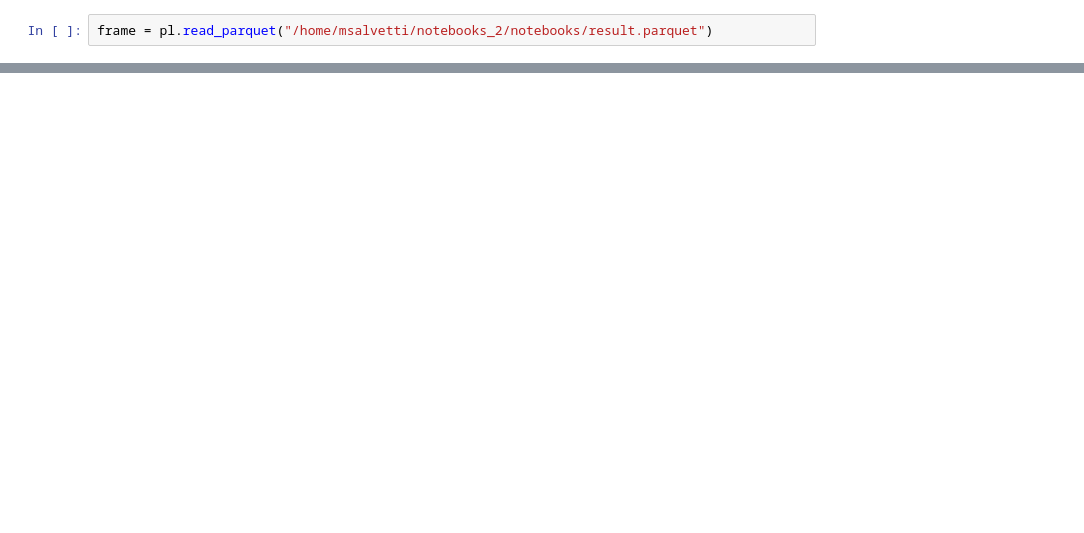
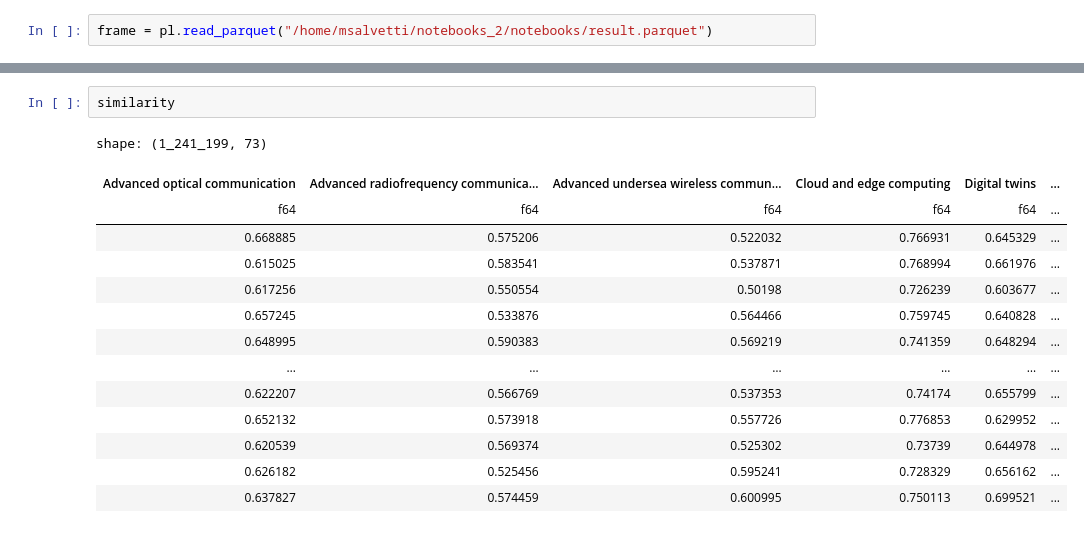
Before and after one commit to MattiaSalve/kof-notebooks, a Jupyter notebook: notebooks/023_embeddings.ipynb, the cells around one changed output, grey strips where cells are left out. Cells and saved outputs as stored; diff of their text form; blank space fills up the shorter version.

```diff
--- a/notebooks/023_embeddings.ipynb
+++ b/notebooks/023_embeddings.ipynb
@@ -285,0 +364,17 @@ shape: (9, 1)
+# %%
+similarity
+# %% [output]
+shape: (1_241_199, 73)
+| Advanced optical communication | Advanced radiofrequency communica... | Advanced undersea wireless commun... | Cloud and edge computing | Digital twins | ... |
+| f64 | f64 | f64 | f64 | f64 | ... |
+| 0.668885 | 0.575206 | 0.522032 | 0.766931 | 0.645329 | ... |
+| 0.615025 | 0.583541 | 0.537871 | 0.768994 | 0.661976 | ... |
+| 0.617256 | 0.550554 | 0.50198 | 0.726239 | 0.603677 | ... |
+| 0.657245 | 0.533876 | 0.564466 | 0.759745 | 0.640828 | ... |
+| 0.648995 | 0.590383 | 0.569219 | 0.741359 | 0.648294 | ... |
+| … | … | … | … | … | ... |
+| 0.622207 | 0.566769 | 0.537353 | 0.74174 | 0.655799 | ... |
+| 0.652132 | 0.573918 | 0.557726 | 0.776853 | 0.629952 | ... |
+| 0.620539 | 0.569374 | 0.525302 | 0.73739 | 0.644978 | ... |
+| 0.626182 | 0.525456 | 0.595241 | 0.728329 | 0.656162 | ... |
+| 0.637827 | 0.574459 | 0.600995 | 0.750113 | 0.699521 | ... |
```
Also changed, not shown: parts of 19 cells of this notebook, 14 other files.
